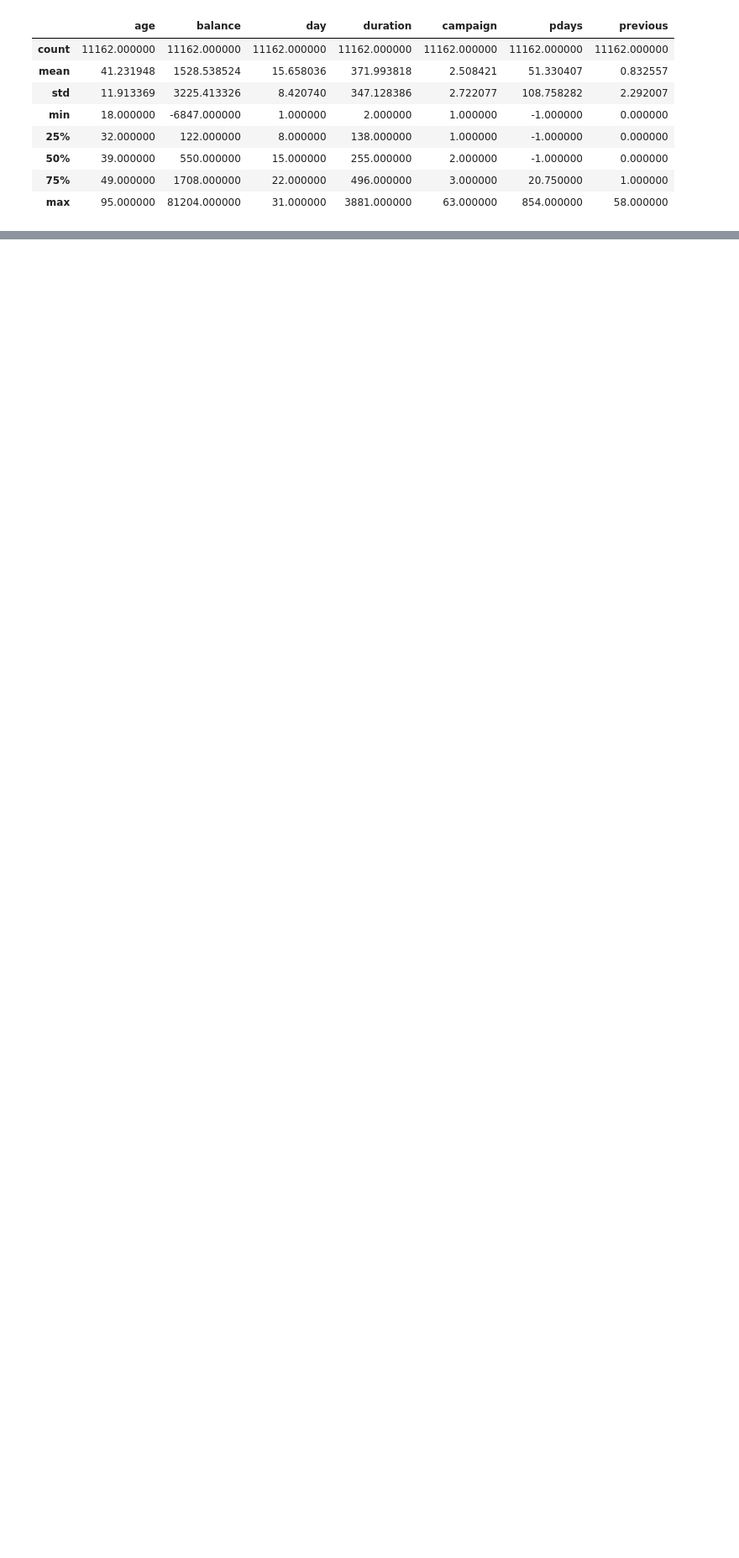
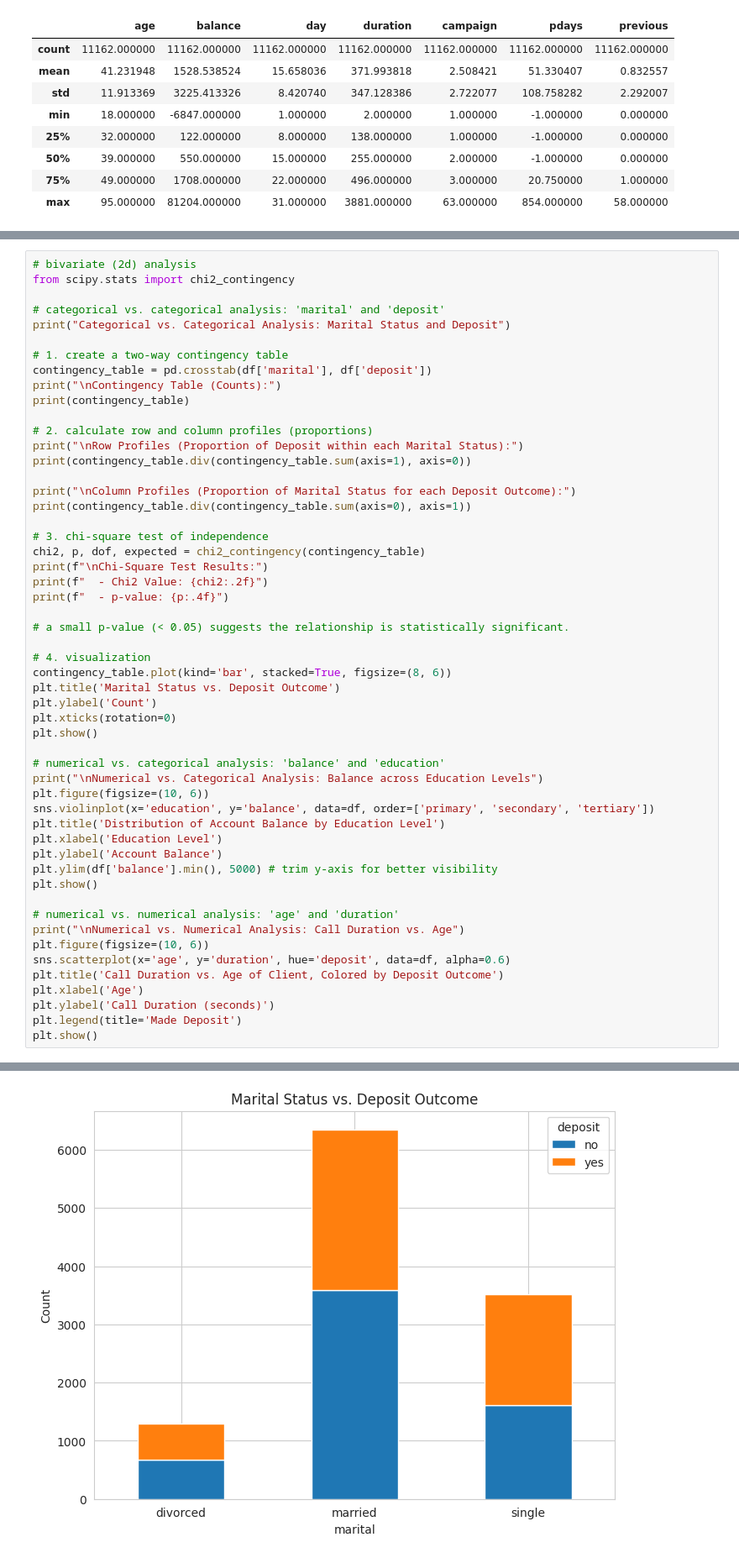
Before and after one commit to fauxriarty/EDA-Project, a Jupyter notebook: 22BDS0179_EDA.ipynb, the cells around one changed output, grey strips where cells are left out. Shown at 84% size. Saved outputs shown, nothing was run; the diff lists cells and outputs as text; blank space fills up the shorter version.

```diff
--- a/22BDS0179_EDA.ipynb
+++ b/22BDS0179_EDA.ipynb
@@ -114,0 +251,54 @@ Summary Statistics:
+# %%
+# bivariate (2d) analysis
+from scipy.stats import chi2_contingency
+
+# categorical vs. categorical analysis: 'marital' and 'deposit'
+print("Categorical vs. Categorical Analysis: Marital Status and Deposit")
+
+# 1. create a two-way contingency table
+contingency_table = pd.crosstab(df['marital'], df['deposit'])
+print("\nContingency Table (Counts):")
+print(contingency_table)
+
+# 2. calculate row and column profiles (proportions)
+print("\nRow Profiles (Proportion of Deposit within each Marital Status):")
+print(contingency_table.div(contingency_table.sum(axis=1), axis=0))
+
+print("\nColumn Profiles (Proportion of Marital Status for each Deposit Outcome):")
+print(contingency_table.div(contingency_table.sum(axis=0), axis=1))
+
+# 3. chi-square test of independence
+chi2, p, dof, expected = chi2_contingency(contingency_table)
+print(f"\nChi-Square Test Results:")
+print(f"  - Chi2 Value: {chi2:.2f}")
+print(f"  - p-value: {p:.4f}")
+
+# a small p-value (< 0.05) suggests the relationship is statistically significant.
+
+# 4. visualization
+contingency_table.plot(kind='bar', stacked=True, figsize=(8, 6))
+plt.title('Marital Status vs. Deposit Outcome')
+plt.ylabel('Count')
+plt.xticks(rotation=0)
+plt.show()
+
+# numerical vs. categorical analysis: 'balance' and 'education'
+print("\nNumerical vs. Categorical Analysis: Balance across Education Levels")
+plt.figure(figsize=(10, 6))
+sns.violinplot(x='education', y='balance', data=df, order=['primary', 'secondary', 'tertiary'])
+plt.title('Distribution of Account Balance by Education Level')
+plt.xlabel('Education Level')
+plt.ylabel('Account Balance')
+plt.ylim(df['balance'].min(), 5000) # trim y-axis for better visibility
+plt.show()
+
+# numerical vs. numerical analysis: 'age' and 'duration'
+print("\nNumerical vs. Numerical Analysis: Call Duration vs. Age")
+plt.figure(figsize=(10, 6))
+sns.scatterplot(x='age', y='duration', hue='deposit', data=df, alpha=0.6)
+plt.title('Call Duration vs. Age of Client, Colored by Deposit Outcome')
+plt.xlabel('Age')
+plt.ylabel('Call Duration (seconds)')
+plt.legend(title='Made Deposit')
+plt.show()
+# %% [output]
@@ -114,0 +322 @@ Summary Statistics:
+[figure, added]
```
Also changed, not shown: parts of 29 cells of this notebook.
